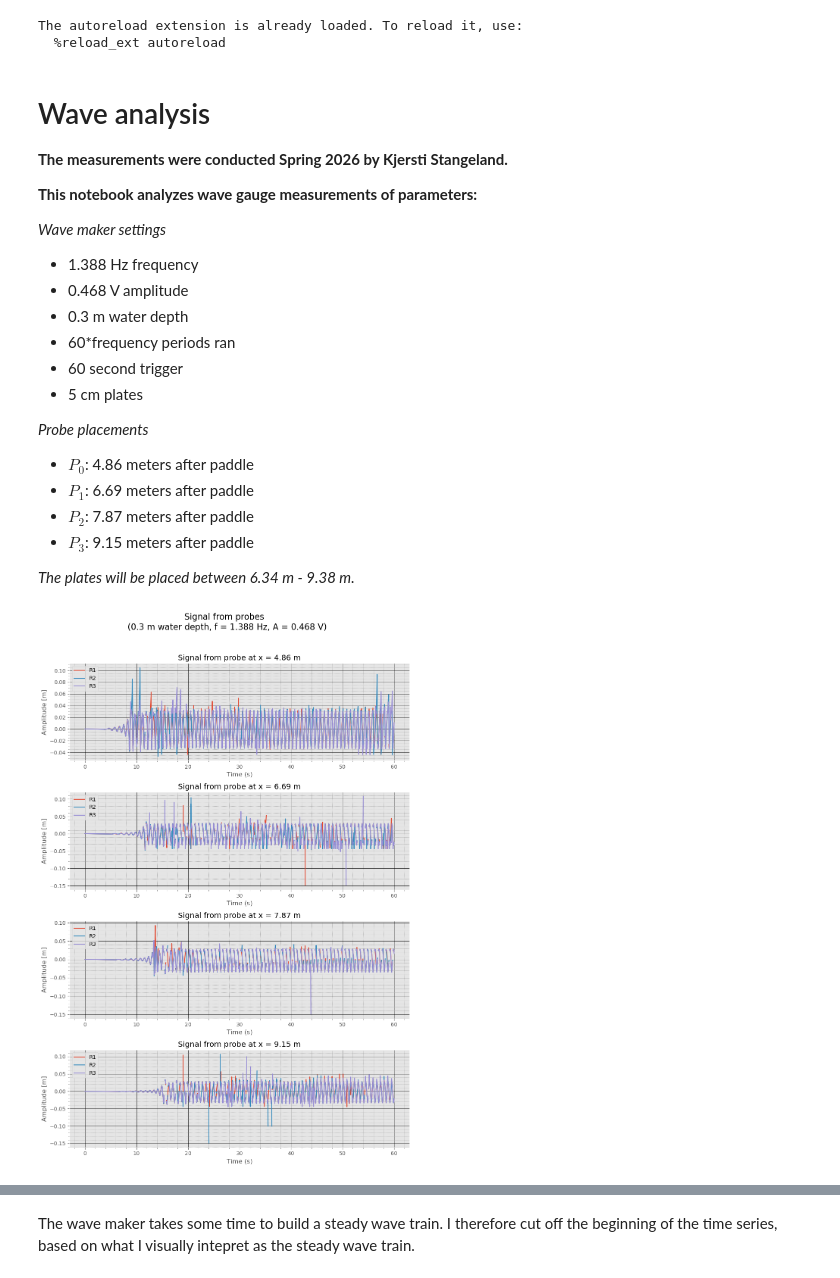
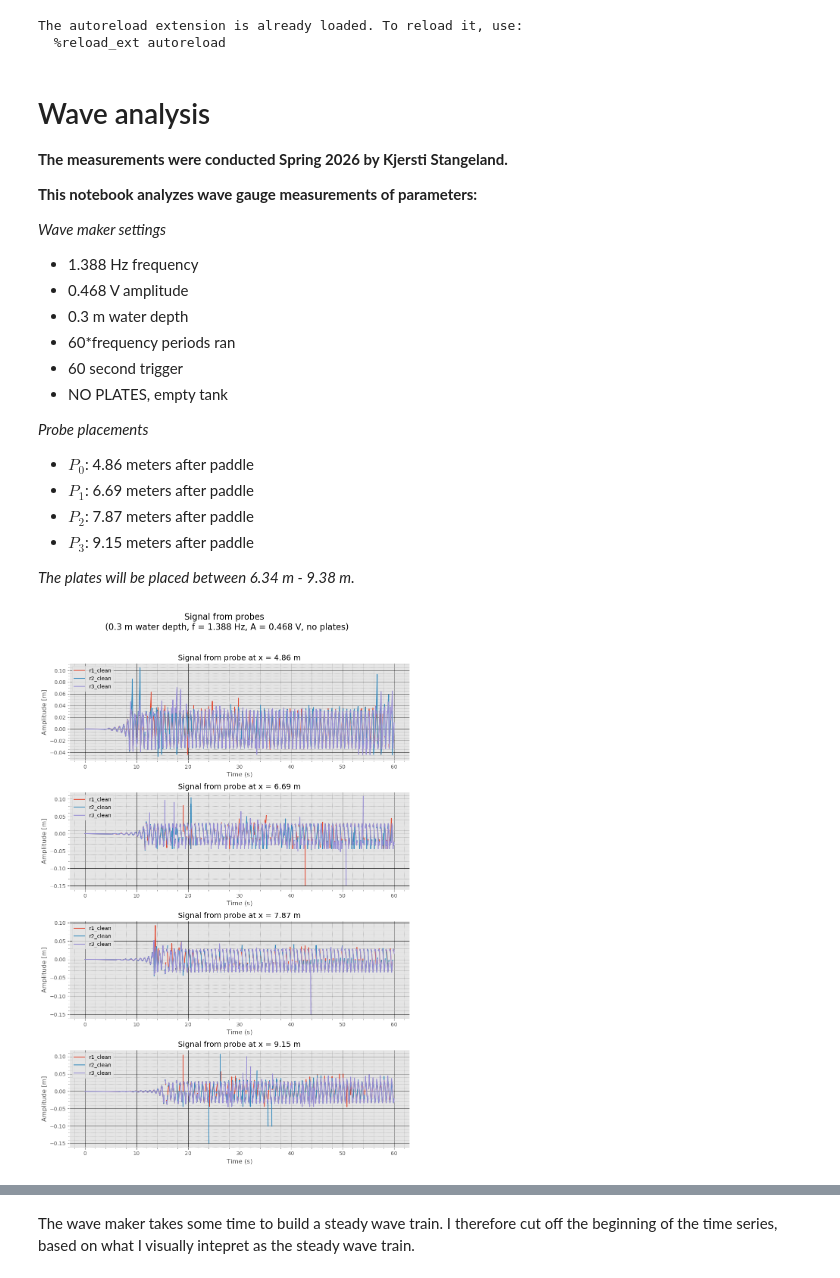
Before and after one commit to kjes4pres/Master_code, a Jupyter notebook: Lab/Results/No_plates/30cm/30cm_f1388_a0468.ipynb, the cells around one changed output, grey strips where cells are left out. Drawn from its saved outputs; the diff is of its cells as text; code cells hidden in the pictures.

```diff
--- a/Lab/Results/No_plates/30cm/30cm_f1388_a0468.ipynb
+++ b/Lab/Results/No_plates/30cm/30cm_f1388_a0468.ipynb
@@ -37,7 +37,7 @@ The autoreload extension is already loaded. To reload it, use:
 * 0.3 m water depth
 * 60*frequency periods ran
 * 60 second trigger
-* 5 cm plates
+* NO PLATES, empty tank
 
 *Probe placements*
 * $P_0$: 4.86 meters after paddle
@@ -49,7 +49,7 @@ The autoreload extension is already loaded. To reload it, use:
 # %%
 # Change parameters here
 
-base_path = '/Users/kjesta/Desktop/LABDATA/Kjersti_280126/No_plates/30cm/f1388/a0468'
+base_path = '/Users/kjesta/Desktop/LABDATA/Kjersti_260126/No_plates/30cm/f1388/a0468'
 
 filename = '30cm_f1388_a0468'
 
@@ -60,7 +60,6 @@ depth = 0.30 # in meters
 
 # File name for output txt file
 output_path = os.path.join(f'/Users/kjesta/Desktop/Master prosjekt/Master_code/Lab/Results/No_plates/30cm', '30cm_f1388_a0468_wave_parameters.txt')
-
 # Paths to raw data files
 r1_path = os.path.join(base_path, 'f1388a0468h03r1.csv')
 r2_path = os.path.join(base_path, 'f1388a0468h03r2.csv')
@@ -87,39 +87,39 @@ x_probe_pos = np.array([4.86, 6.69, 7.87, 9.15])  # Base positions, meters from
 # %%
 fig, ax = plt.subplots(4,1, figsize=(10, 15))
 
 # P0
-ax[0].plot(r1_clean['time'], r1_clean['P_0'], label='R1')
-ax[0].plot(r2_clean['time'], r2_clean['P_0'], label='R2')
-ax[0].plot(r3_clean['time'], r3_clean['P_0'], label='R3')
+ax[0].plot(r1_clean['time'], r1_clean['P_0'], label='r1_clean')
+ax[0].plot(r2_clean['time'], r2_clean['P_0'], label='r2_clean')
+ax[0].plot(r3_clean['time'], r3_clean['P_0'], label='r3_clean')
 
 # P1
-ax[1].plot(r1_clean['time'], r1_clean['P_1'], label='R1')
-ax[1].plot(r2_clean['time'], r2_clean['P_1'], label='R2')
-ax[1].plot(r3_clean['time'], r3_clean['P_1'], label='R3')
+ax[1].plot(r1_clean['time'], r1_clean['P_1'], label='r1_clean')
+ax[1].plot(r2_clean['time'], r2_clean['P_1'], label='r2_clean')
+ax[1].plot(r3_clean['time'], r3_clean['P_1'], label='r3_clean')
 
 # P2
-ax[2].plot(r1_clean['time'], r1_clean['P_2'], label='R1')
-ax[2].plot(r2_clean['time'], r2_clean['P_2'], label='R2')
-ax[2].plot(r3_clean['time'], r3_clean['P_2'], label='R3')
+ax[2].plot(r1_clean['time'], r1_clean['P_2'], label='r1_clean')
+ax[2].plot(r2_clean['time'], r2_clean['P_2'], label='r2_clean')
+ax[2].plot(r3_clean['time'], r3_clean['P_2'], label='r3_clean')
 
 # P3
-ax[3].plot(r1_clean['time'], r1_clean['P_3'], label='R1')
-ax[3].plot(r2_clean['time'], r2_clean['P_3'], label='R2')
-ax[3].plot(r3_clean['time'], r3_clean['P_3'], label='R3')
+ax[3].plot(r1_clean['time'], r1_clean['P_3'], label='r1_clean')
+ax[3].plot(r2_clean['time'], r2_clean['P_3'], label='r2_clean')
+ax[3].plot(r3_clean['time'], r3_clean['P_3'], label='r3_clean')
 
 for axs in ax:
     axs.grid(which='major', linestyle='-', linewidth='0.5', color='black')
     axs.grid(which='minor', linestyle=':', linewidth='0.5', color='gray')
     axs.legend()
     axs.set_xlabel('Time (s)')
     axs.set_ylabel('Amplitude [m]')
     axs.minorticks_on()
 
-fig.suptitle(f'Signal from probes \n ({depth} m water depth, f = {freq} Hz, A = {amp} V)', fontsize=16)
+fig.suptitle(f'Signal from probes \n ({depth} m water depth, f = {freq} Hz, A = {amp} V, no plates)', fontsize=16)
 ax[0].set_title(f'Signal from probe at x = {x_probe_pos[0]} m')
 ax[1].set_title(f'Signal from probe at x = {x_probe_pos[1]} m')
 ax[2].set_title(f'Signal from probe at x = {x_probe_pos[2]} m')
 ax[3].set_title(f'Signal from probe at x = {x_probe_pos[3]} m')
 plt.tight_layout(rect=[0, 0, 1, 0.96])
 # %% [output]
-[figure, old version]
+[figure, new version]
```
Also changed, not shown: parts of 16 cells of this notebook, 54 other files.
